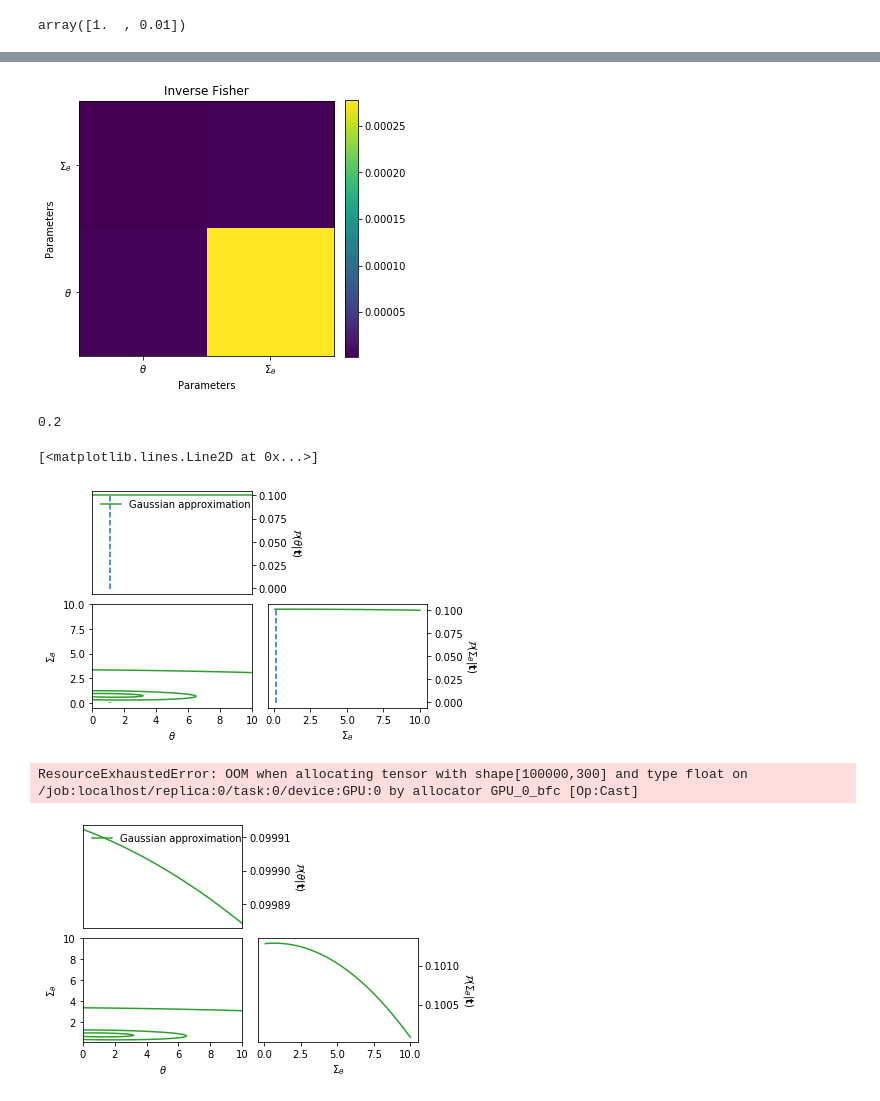
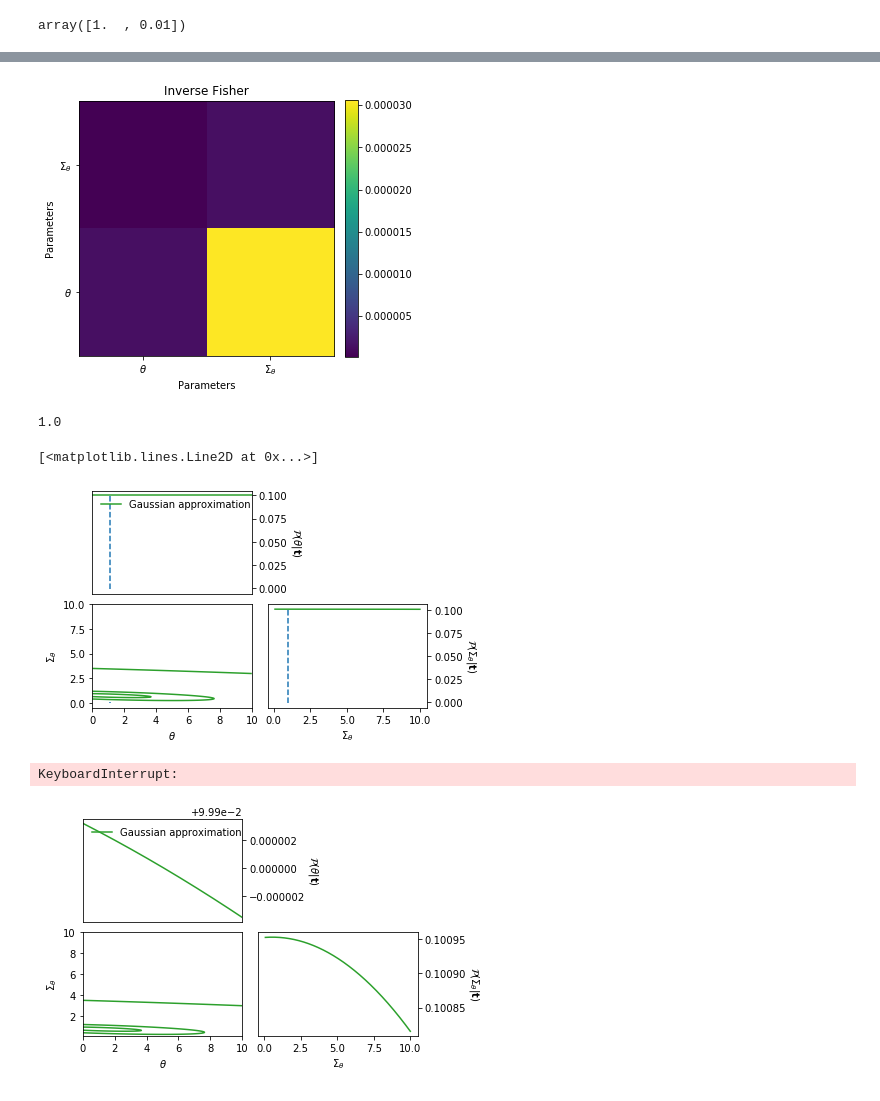
Before and after one commit to tlmakinen/imnn, a Jupyter notebook: IMNN_spiral.ipynb, the cells around one changed output, grey strips where cells are left out. Drawn from its saved outputs; the diff is of its cells as text; code cells hidden in the pictures.

```diff
--- a/IMNN_spiral.ipynb
+++ b/IMNN_spiral.ipynb
@@ -448 +454,3 @@ saving model to model/spiral
 INFO:tensorflow:Assets written to: model/spiral/assets
+# %%
+imnn.load_model(opt, weights='spiral_weights')
@@ -478,7 +470,7 @@ imnn.plot(known_det_fisher=15.)
 # %%
 generator = GenerateSpiralData(input_shape=(300,))
 
-θ_target = np.array([1.1, 0.2])[np.newaxis, :]
+θ_target = np.array([1.1, 1.0])[np.newaxis, :]
 target_data = generator.simulator(
     parameters=θ_target,
     seed=37,
@@ -504,11 +496,11 @@ GA = LFI.GaussianApproximation(
 
 GA.plot_Fisher(figsize=(5, 5));
 # %% [output]
-[figure, old version]
+[figure, new version]
 # %%
 θ_target[0][1]
 # %% [output]
-0.2
+1.0
 # %%
 ax = GA.plot(
     gridsize=(1000, 1000),
@@ -522,7 +514,7 @@ ax[1][0].plot(np.ones(10)*θ_target[0][0], np.linspace(-0.001,0.1, 10), linestyl
 ax[1][1].plot(np.ones(10)*θ_target[0][1], np.linspace(-0.001,0.1, 10), linestyle='--')
 # %% [output]
 [<matplotlib.lines.Line2D at 0x...>]
-[figure, old version]
+[figure, new version]
 # %%
 # run ABC computation
 ABC = LFI.ApproximateBayesianComputation(
@@ -536,23 +528,23 @@ ABC = LFI.ApproximateBayesianComputation(
 # %%
 ax = GA.plot(
     gridsize=(1000, 1000),
     color="C2",
     label="Gaussian approximation");
 ABC.plot(
-    ϵ=0.5,
+    ϵ=1,
     accepted=2000,
-    draws=100000,
+    draws=5000,
     ax=ax,
     color="C1",
     label="ABC posterior at ϵ={}".format(0.5),
     smoothing=0,
     bins=50);
 
 
 ax[0][0].plot(np.ones(10)*θ_target[0][0], np.linspace(-0.001,0.1, 10), linestyle='--', color='k')
 ax[1][0].plot(np.ones(10)*θ_target[0][0], np.linspace(-0.001,0.1, 10), linestyle='--', color='k')
 
 ax[1][1].plot(np.ones(10)*θ_target[0][1], np.linspace(-0.001,1., 10), linestyle='--', color='k')
 # %% [output]
-ResourceExhaustedError: OOM when allocating tensor with shape[100000,300] and type float on /job:localhost/replica:0/task:0/device:GPU:0 by allocator GPU_0_bfc [Op:Cast]
+KeyboardInterrupt:
-[figure, old version]
+[figure, new version]
```
Also changed, not shown: parts of 8 cells of this notebook, 4 other files.
